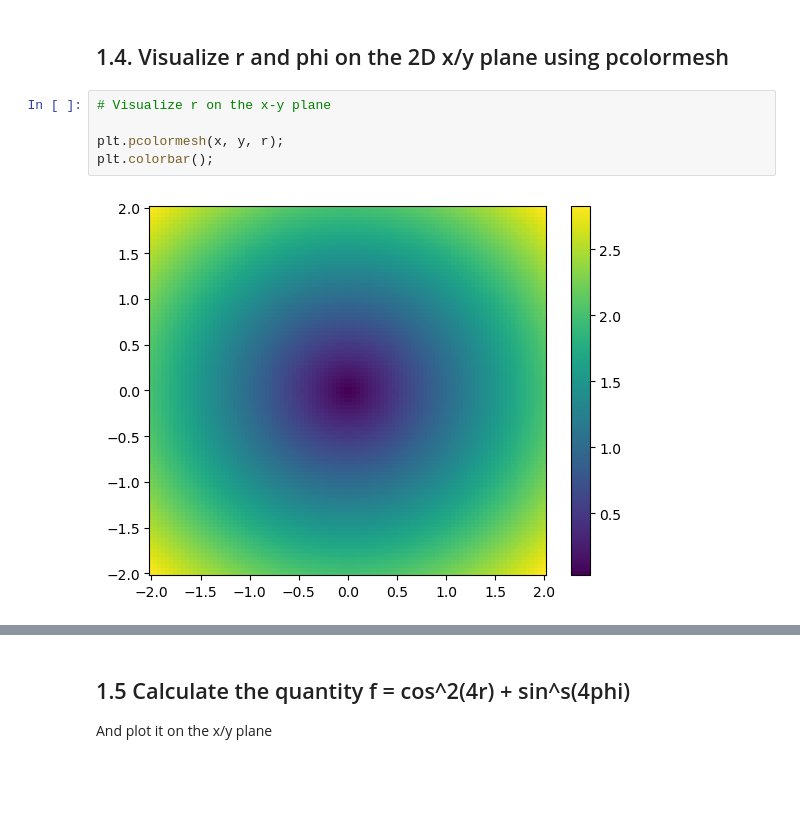
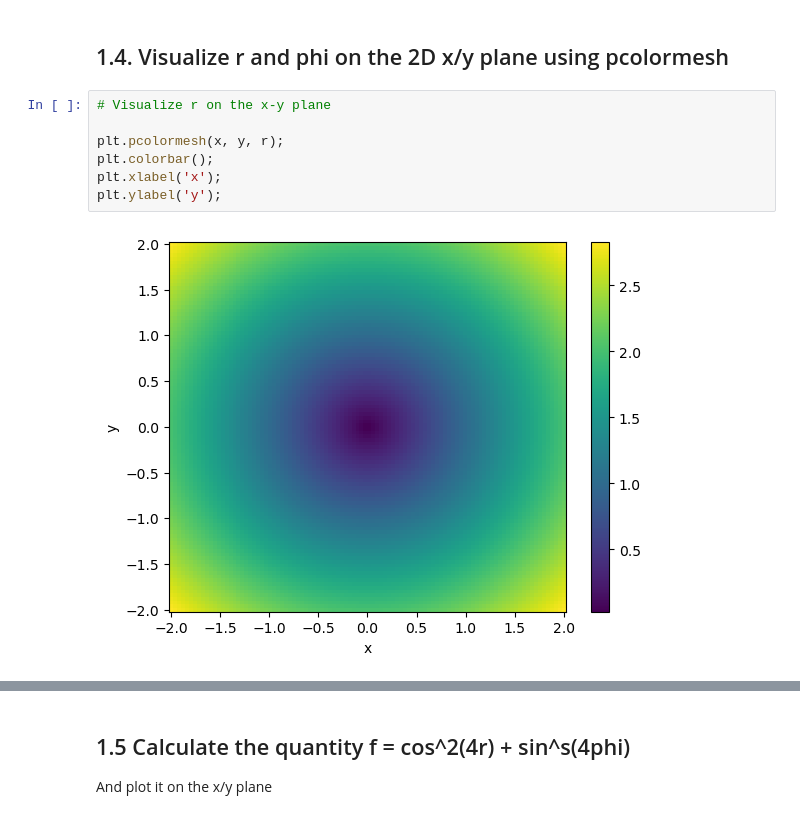
Before and after one commit to PhyllisKho/Assignments, a Jupyter notebook: Assignment3.ipynb, the cells around one changed output, grey strips where cells are left out. Saved outputs shown, nothing was run; the diff lists cells and outputs as text; blank space fills up the shorter version.

```diff
--- a/Assignment3.ipynb
+++ b/Assignment3.ipynb
@@ -58,10 +62,12 @@ phi = np.arctan2(yy, xx)
 # %%
 # Visualize r on the x-y plane
 
 plt.pcolormesh(x, y, r);
 plt.colorbar();
+plt.xlabel('x');
+plt.ylabel('y');
 # %% [output]
-[figure, old version]
+[figure, new version]
 # %%
 # Visualize phi on the x-y plane
 
```
Also changed, not shown: parts of 6 cells of this notebook.
